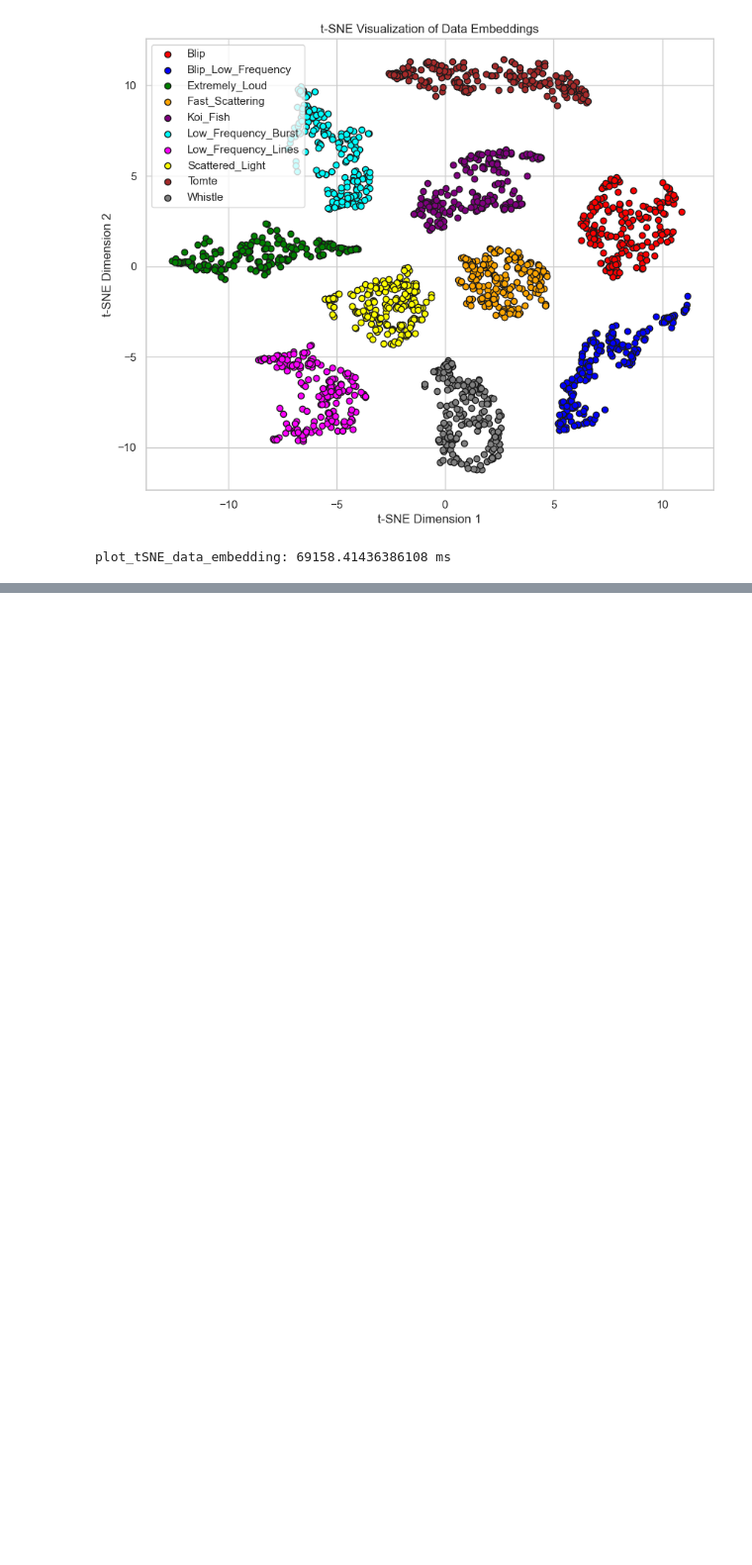
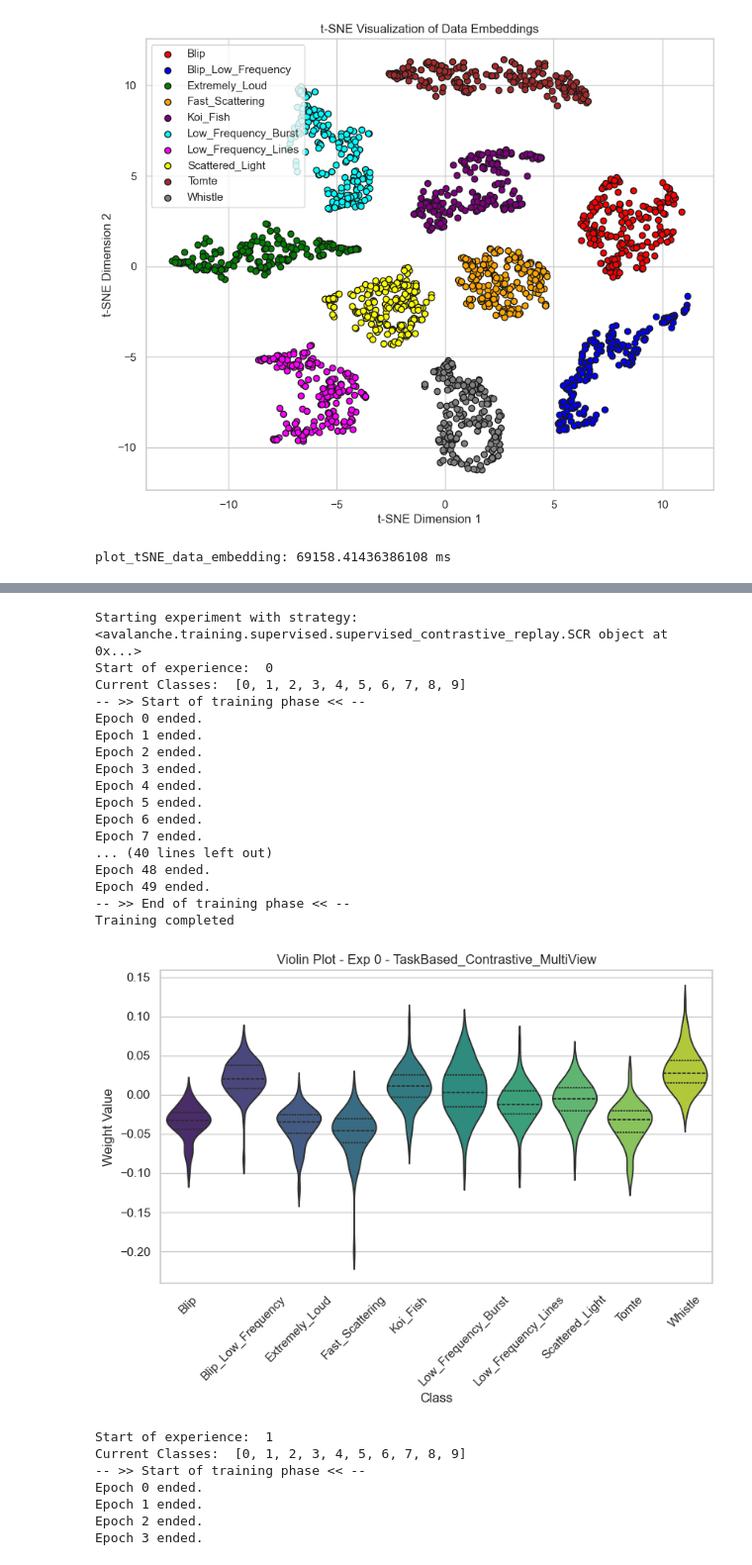
Before and after one commit to brianbaert/MscThesis, a Jupyter notebook: MscThesis_RQ1_MultiviewFusion.ipynb, the cells around one changed output, grey strips where cells are left out. Shown at 99% size. Saved outputs shown, nothing was run; the diff lists cells and outputs as text; code cells hidden in the pictures; blank space fills up the shorter version.

```diff
--- a/MscThesis_RQ1_MultiviewFusion.ipynb
+++ b/MscThesis_RQ1_MultiviewFusion.ipynb
@@ -537,0 +540,11 @@ plot_tSNE_data_embedding: 69158.41436386108 ms
+# %%
+from avalanche.training import SCR, SCRLoss
+from avalanche.models import SCRModel
+resnet18 = my_architectures.MultiViewColorNet_resnet18(num_classes=10)
+resnet18.to(device)
+projection_network = nn.Linear(10, 512)  # Adjust the output size as needed
+projection_network.to(device)
+scr_model = SCRModel(feature_extractor=resnet18, projection=projection_network)
+optimizer = SGD(model.parameters(), lr=0.001, weight_decay=1e-5) #although in the paper lr = 0.1 initially
+criterion = CrossEntropyLoss(label_smoothing=0.2)
+scr_model.to(device)
@@ -537,0 +569,46 @@ plot_tSNE_data_embedding: 69158.41436386108 ms
+# %%
+eval_plugin = EvaluationPlugin(
+    accuracy_metrics(minibatch=False, epoch=False, experience=True, stream=True),
+    loss_metrics(minibatch=False, epoch=False, experience=True, stream=True),
+    #forgetting_metrics(experience=False, stream=True),
+    #bwt_metrics(experience=True, stream=True),
+    #forward_transfer_metrics(experience=True, stream=True),
+    loggers=[InteractiveLogger()],
+    strict_checks=False,
+)
+# %%
+# SCR STRATEGY
+cl_strategy = SCR(
+    model=scr_model, optimizer=optimizer, criterion=criterion, train_mb_size=32, train_epochs=50,
+    eval_mb_size=16, mem_size=1000, temperature=0.1, device=device, evaluator=eval_plugin
+)
+# %%
+# TRAINING
+results=[]
+results = my_utils.cl_simple_train_loop(bm, cl_strategy, scr_model, optimizer, number_of_workers, classes, 'TaskBased_Contrastive_MultiView', scr=True)
+# %% [output]
+Starting experiment with strategy: <avalanche.training.supervised.supervised_contrastive_replay.SCR object at 0x...>
+Start of experience:  0
+Current Classes:  [0, 1, 2, 3, 4, 5, 6, 7, 8, 9]
+-- >> Start of training phase << --
+Epoch 0 ended.
+Epoch 1 ended.
+Epoch 2 ended.
+Epoch 3 ended.
+Epoch 4 ended.
+Epoch 5 ended.
+Epoch 6 ended.
+Epoch 7 ended.
+... (40 lines left out)
+Epoch 48 ended.
+Epoch 49 ended.
+-- >> End of training phase << --
+Training completed
+[figure, added]
+Start of experience:  1
+Current Classes:  [0, 1, 2, 3, 4, 5, 6, 7, 8, 9]
+-- >> Start of training phase << --
+Epoch 0 ended.
+Epoch 1 ended.
+Epoch 2 ended.
+Epoch 3 ended.
```
Also changed, not shown: parts of 8 cells of this notebook, 1 other file.
